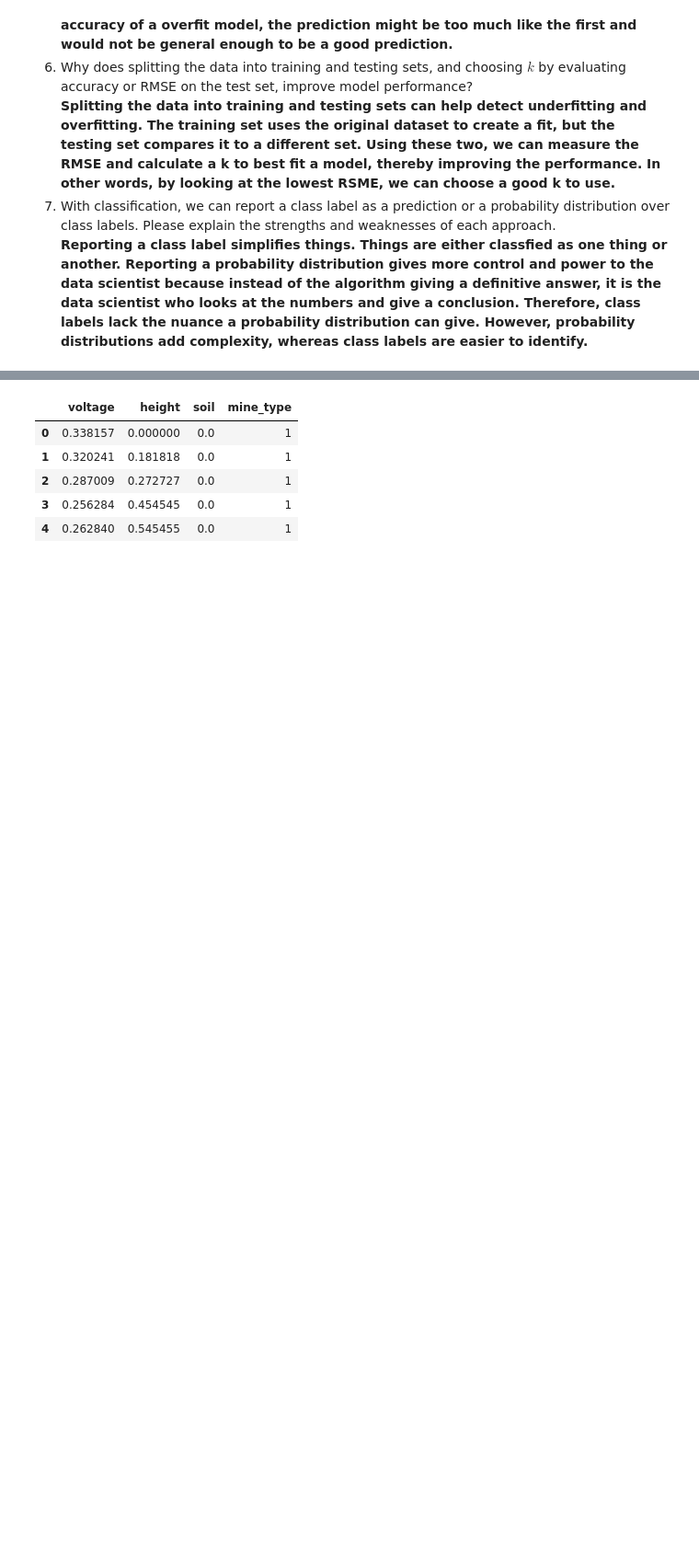
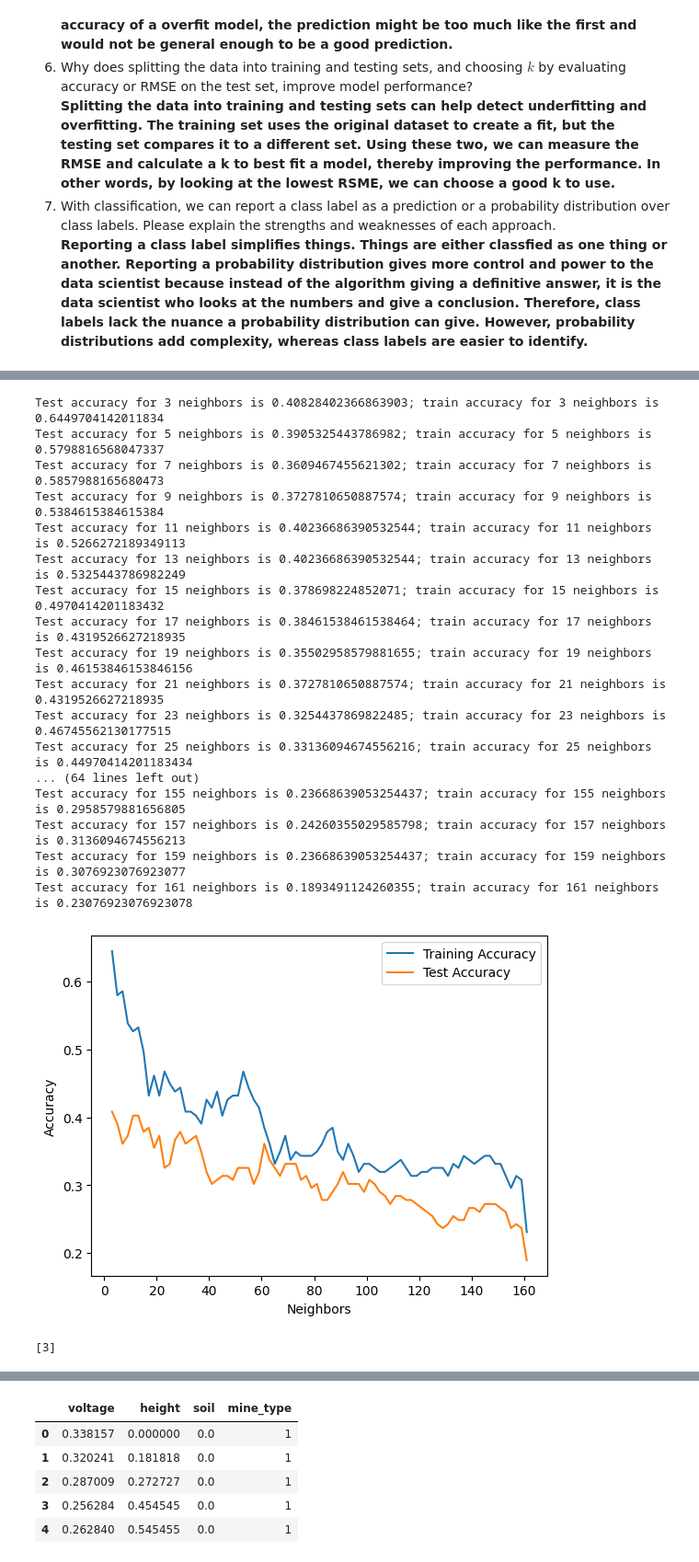
Before and after one commit to fortunecookie040/undergrad_ml_assignments, a Jupyter notebook: 02_assignment_knn.ipynb, the cells around one changed output, grey strips where cells are left out. Shown at 92% size. Cells and saved outputs as stored; diff of their text form; code cells hidden in the pictures; blank space fills up the shorter version.

```diff
--- a/02_assignment_knn.ipynb
+++ b/02_assignment_knn.ipynb
@@ -35,0 +41,6 @@ The data consists of a label, `mine_type`, taking integer values 1 to 5, and thr
+# %%
+# 4 Confusion table
+model = KNeighborsClassifier(n_neighbors = 3)
+model = model.fit(u_train,y_train)
+y_hat = model.predict(u_test)
+pd.crosstab(y_test,y_hat)
@@ -35,0 +55,45 @@ The data consists of a label, `mine_type`, taking integer values 1 to 5, and thr
+# %%
+# 3  knn Classifier
+
+k_grid = np.array([ (2*k+3) for k in range(0,80)]) # Odd number grid
+test_accuracies = []
+train_accuracies = []
+for k in k_grid: # For each candidate value of k...
+    model = KNeighborsClassifier(n_neighbors = k) # Create a model instance
+    model = model.fit(u_train,y_train) # Fit the model
+    y_hat = model.predict(u_test) # Predict values
+    test_acc = model.score(u_test,y_test) # Compute test accuracy
+    train_acc = model.score(u_train,y_train) # Compute trainin accuracy
+    print( f'Test accuracy for {k} neighbors is {test_acc}; train accuracy for {k} neighbors is {train_acc}')
+    test_accuracies.append(test_acc) # Save test results
+    train_accuracies.append(train_acc) # Save training results
+
+sns.lineplot(x=k_grid,y=train_accuracies,label='Training Accuracy').set(xlabel='Neighbors',ylabel='Accuracy')
+sns.lineplot(x=k_grid,y=test_accuracies,label='Test Accuracy')
+plt.show()
+
+is_optimal = test_accuracies == np.max(test_accuracies) # Maximizer Boolean
+optimal_indices = np.where( is_optimal ) # Indices that maximize accuracy
+k_optimal = k_grid[ optimal_indices ] # Values of k that maximize accuracy
+
+print(k_optimal)
+# %% [output]
+Test accuracy for 3 neighbors is 0.40828402366863903; train accuracy for 3 neighbors is 0.6449704142011834
+Test accuracy for 5 neighbors is 0.3905325443786982; train accuracy for 5 neighbors is 0.5798816568047337
+Test accuracy for 7 neighbors is 0.3609467455621302; train accuracy for 7 neighbors is 0.5857988165680473
+Test accuracy for 9 neighbors is 0.3727810650887574; train accuracy for 9 neighbors is 0.5384615384615384
+Test accuracy for 11 neighbors is 0.40236686390532544; train accuracy for 11 neighbors is 0.5266272189349113
+Test accuracy for 13 neighbors is 0.40236686390532544; train accuracy for 13 neighbors is 0.5325443786982249
+Test accuracy for 15 neighbors is 0.378698224852071; train accuracy for 15 neighbors is 0.4970414201183432
+Test accuracy for 17 neighbors is 0.38461538461538464; train accuracy for 17 neighbors is 0.4319526627218935
+Test accuracy for 19 neighbors is 0.35502958579881655; train accuracy for 19 neighbors is 0.46153846153846156
+Test accuracy for 21 neighbors is 0.3727810650887574; train accuracy for 21 neighbors is 0.4319526627218935
+Test accuracy for 23 neighbors is 0.3254437869822485; train accuracy for 23 neighbors is 0.46745562130177515
+Test accuracy for 25 neighbors is 0.33136094674556216; train accuracy for 25 neighbors is 0.44970414201183434
+... (64 lines left out)
+Test accuracy for 155 neighbors is 0.23668639053254437; train accuracy for 155 neighbors is 0.2958579881656805
+Test accuracy for 157 neighbors is 0.24260355029585798; train accuracy for 157 neighbors is 0.3136094674556213
+Test accuracy for 159 neighbors is 0.23668639053254437; train accuracy for 159 neighbors is 0.3076923076923077
+Test accuracy for 161 neighbors is 0.1893491124260355; train accuracy for 161 neighbors is 0.23076923076923078
+[figure, added]
+[3]
```
Also changed, not shown: parts of 27 cells of this notebook.
